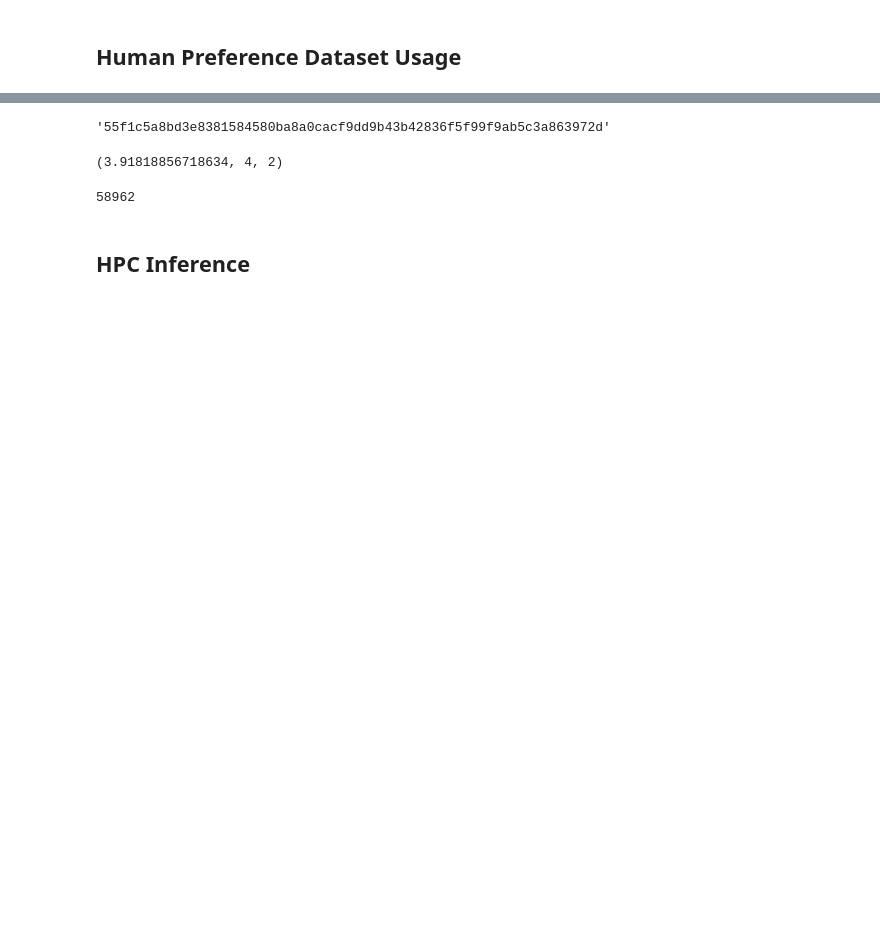
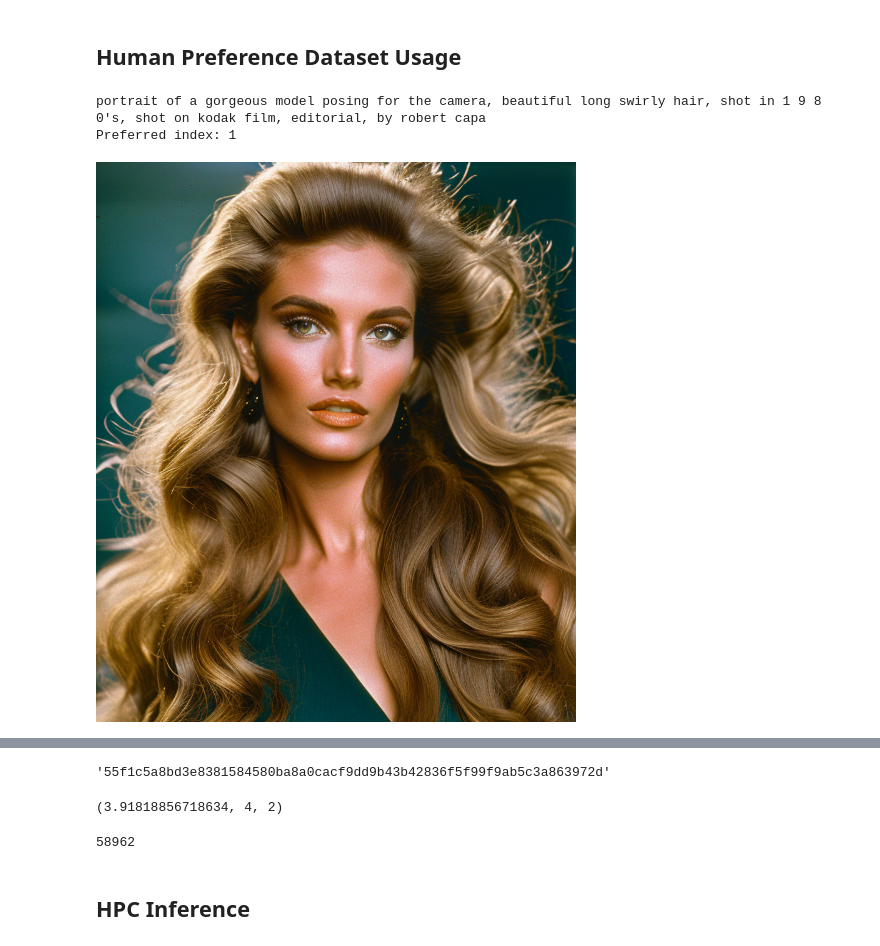
Before and after one commit to dvruette/stable-preferences, a Jupyter notebook: stable_preferences/human_preference_dataset/scratch.ipynb, the cells around one changed output, grey strips where cells are left out. Drawn from its saved outputs; the diff is of its cells as text; code cells hidden in the pictures; blank space fills up the shorter version.

Commit message:
update human preference reader

```diff
--- a/stable_preferences/human_preference_dataset/scratch.ipynb
+++ b/stable_preferences/human_preference_dataset/scratch.ipynb
@@ -12,2 +6,16 @@ test_reader = HumanPreferenceDatasetReader(test_file)
+# %%
+dataset_path = "/Users/dimitri/Git/stable-diffusion/align_sd/dataset"
+# dataset_path = "./dataset"
+# %%
+train_reader = HumanPreferenceDatasetReader(dataset_path, split="train")
 # %%
 all_user_hashes = train_reader.get_all_user_hashes()
+# %%
+example = train_reader.get_random_example()
+print(example["prompt"])
+print(f"Preferred index: {example['human_preference']}")
+example["images"][example["human_preference"]]
+# %% [output]
+portrait of a gorgeous model posing for the camera, beautiful long swirly hair, shot in 1 9 8 0's, shot on kodak film, editorial, by robert capa
+Preferred index: 1
+[figure, added]
```
Also changed, not shown: parts of 6 cells of this notebook, 4 other files.
